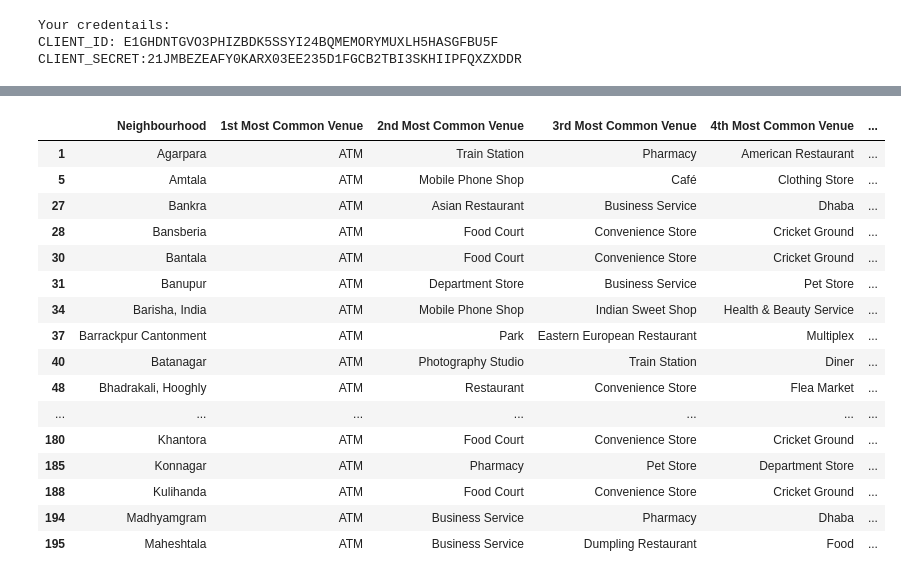
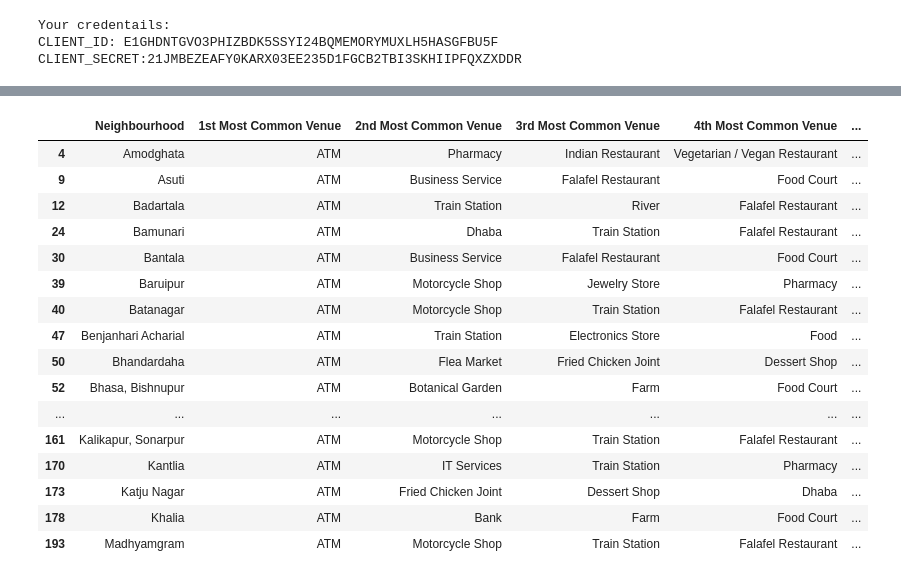
Before and after one commit to himanshuraj001/Coursera_Capstone, a Jupyter notebook: kolkata_details/kolkata_neigh.ipynb, the cells around one changed output, grey strips where cells are left out. Drawn from its saved outputs; the diff is of its cells as text; code cells hidden in the pictures.

```diff
--- a/kolkata_details/kolkata_neigh.ipynb
+++ b/kolkata_details/kolkata_neigh.ipynb
@@ -317,0 +360,10 @@ kolkata_grouped.head()
+# %%
+kclusters = 4
+
+kolkata_clustering = kolkata_mall.drop(["Neighbourhood"], 1)
+
+# run k-means clustering
+kmeans = KMeans(n_clusters=kclusters, random_state=0).fit(kolkata_clustering)
+
+# check cluster labels generated for each row in the dataframe
+kmeans.labels_[0:30]
@@ -317,0 +373,5 @@ kolkata_grouped.head()
+# %%
+kolkata_means = kolkata_mall.copy()
+
+# add clustering labels
+kolkata_means["Cluster Labels"] = kmeans.labels_
@@ -317,0 +387,3 @@ kolkata_grouped.head()
+# %%
+kolkata_means_merged = kolkata_means.join(df.set_index("Neighbourhood"), on="Neighbourhood")
+kolkata_means_merged.head()
@@ -395,5 +518,5 @@ opt
 # %%
-kclusters = opt
+kclusters = 3
 
 # Run k-means clustering
 kgc = kolkata_grouped_clustering
@@ -417,24 +540,24 @@ kolkata_merged.head()
 # %%
-val = 1
+val = 2
 kolkata_merged.loc[kolkata_merged['Cluster Labels'] == (val - 1), kolkata_merged.columns[[0] + np.arange(4, kolkata_merged.shape[1]).tolist()]]
 # %% [output]
 |  | Neighbourhood | 1st Most Common Venue | 2nd Most Common Venue | 3rd Most Common Venue | 4th Most Common Venue | ... |
-| 1 | Agarpara | ATM | Train Station | Pharmacy | American Restaurant | ... |
-| 5 | Amtala | ATM | Mobile Phone Shop | Café | Clothing Store | ... |
-| 27 | Bankra | ATM | Asian Restaurant | Business Service | Dhaba | ... |
-| 28 | Bansberia | ATM | Food Court | Convenience Store | Cricket Ground | ... |
-| 30 | Bantala | ATM | Food Court | Convenience Store | Cricket Ground | ... |
-| 31 | Banupur | ATM | Department Store | Business Service | Pet Store | ... |
-| 34 | Barisha, India | ATM | Mobile Phone Shop | Indian Sweet Shop | Health & Beauty Service | ... |
-| 37 | Barrackpur Cantonment | ATM | Park | Eastern European Restaurant | Multiplex | ... |
-| 40 | Batanagar | ATM | Photography Studio | Train Station | Diner | ... |
-| 48 | Bhadrakali, Hooghly | ATM | Restaurant | Convenience Store | Flea Market | ... |
+| 4 | Amodghata | ATM | Pharmacy | Indian Restaurant | Vegetarian / Vegan Restaurant | ... |
+| 9 | Asuti | ATM | Business Service | Falafel Restaurant | Food Court | ... |
+| 12 | Badartala | ATM | Train Station | River | Falafel Restaurant | ... |
+| 24 | Bamunari | ATM | Dhaba | Train Station | Falafel Restaurant | ... |
+| 30 | Bantala | ATM | Business Service | Falafel Restaurant | Food Court | ... |
+| 39 | Baruipur | ATM | Motorcycle Shop | Jewelry Store | Pharmacy | ... |
+| 40 | Batanagar | ATM | Motorcycle Shop | Train Station | Falafel Restaurant | ... |
+| 47 | Benjanhari Acharial | ATM | Train Station | Electronics Store | Food | ... |
+| 50 | Bhandardaha | ATM | Flea Market | Fried Chicken Joint | Dessert Shop | ... |
+| 52 | Bhasa, Bishnupur | ATM | Botanical Garden | Farm | Food Court | ... |
 | ... | ... | ... | ... | ... | ... | ... |
-| 180 | Khantora | ATM | Food Court | Convenience Store | Cricket Ground | ... |
-| 185 | Konnagar | ATM | Pharmacy | Pet Store | Department Store | ... |
-| 188 | Kulihanda | ATM | Food Court | Convenience Store | Cricket Ground | ... |
-| 194 | Madhyamgram | ATM | Business Service | Pharmacy | Dhaba | ... |
-| 195 | Maheshtala | ATM | Business Service | Dumpling Restaurant | Food | ... |
+| 161 | Kalikapur, Sonarpur | ATM | Motorcycle Shop | Train Station | Falafel Restaurant | ... |
+| 170 | Kantlia | ATM | IT Services | Train Station | Pharmacy | ... |
+| 173 | Katju Nagar | ATM | Fried Chicken Joint | Dessert Shop | Dhaba | ... |
+| 178 | Khalia | ATM | Bank | Farm | Food Court | ... |
+| 193 | Madhyamgram | ATM | Motorcycle Shop | Train Station | Falafel Restaurant | ... |
 # %%
 # Create map
 map_clusters = folium.Map(location=[latitude, longitude], zoom_start=11)
```
Also changed, not shown: parts of 43 cells of this notebook.
